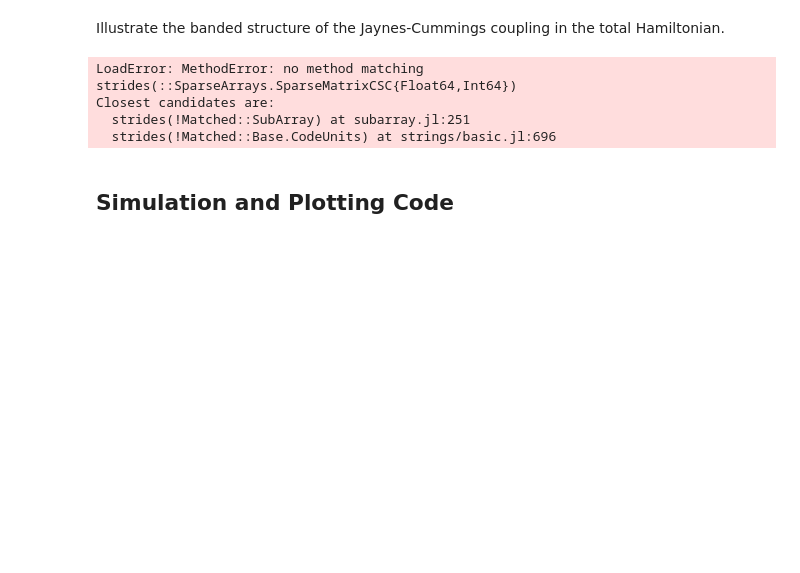
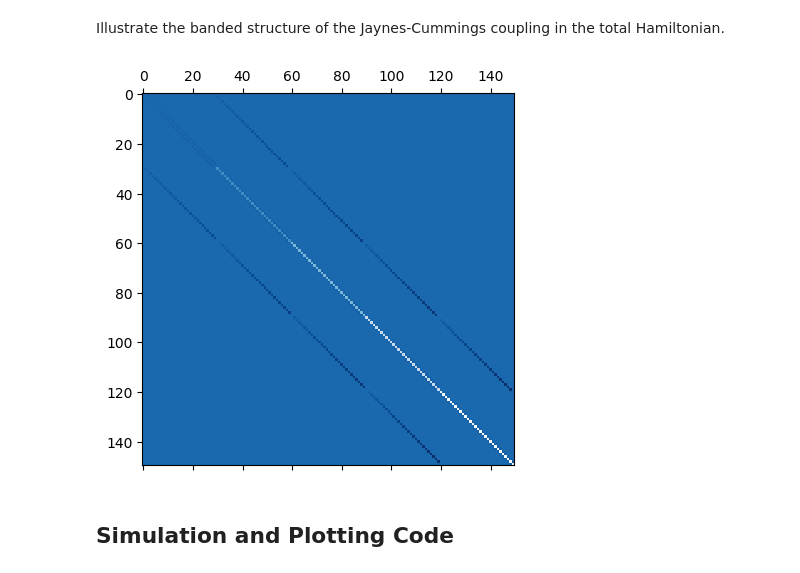
Before and after one commit to justindressel/QuantumBayesian.jl, a Jupyter notebook: notebooks/TransmonResonatorTest.ipynb, the cells around one changed output. Drawn from its saved outputs; the diff is of its cells as text; code cells hidden in the pictures; blank space fills up the shorter version.

```diff
--- a/notebooks/TransmonResonatorTest.ipynb
+++ b/notebooks/TransmonResonatorTest.ipynb
@@ -14,7 +15,8 @@ To benchmark performance for large qubit systems, we test the deterministic evol
 # %% [markdown]
 Define a joint system of a transmon (with 5 energy levels) and a resonator (with 30 energy levels).
 # %%
-q = osc(5, "Transmon");
-r = osc(30, "Resonator");
+q = osc(2, "Transmon");
+r = osc(2, "Transmon");
 s = q ⊗ r
+ground(s)
 # %% [output]
@@ -98,13 +119,10 @@ Lr = sqrt(κ/2).*a;
 # %% [markdown]
 Illustrate the banded structure of the Jaynes-Cummings coupling in the total Hamiltonian.
 # %%
-matshow(real(H), cmap:Blues)
+matshow(real(H); cmap=:Blues)
 show()
 # %% [output]
-LoadError: MethodError: no method matching strides(::SparseArrays.SparseMatrixCSC{Float64,Int64})
-Closest candidates are:
-  strides(!Matched::SubArray) at subarray.jl:251
-  strides(!Matched::Base.CodeUnits) at strings/basic.jl:696
+[figure, added]
 # %% [markdown]
 ## Simulation and Plotting Code
 # %% [markdown]
```
Also changed, not shown: parts of 6 cells of this notebook, 13 other files.
